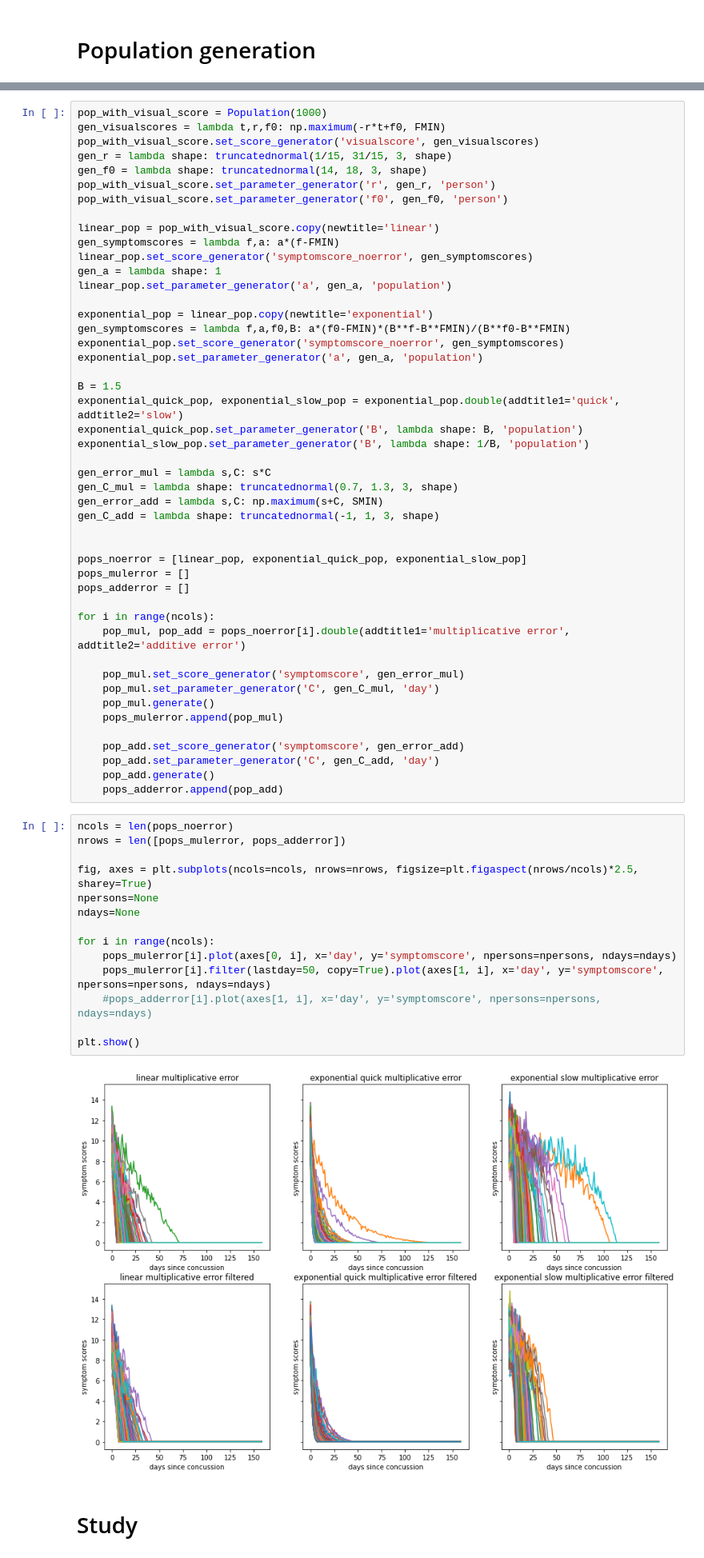
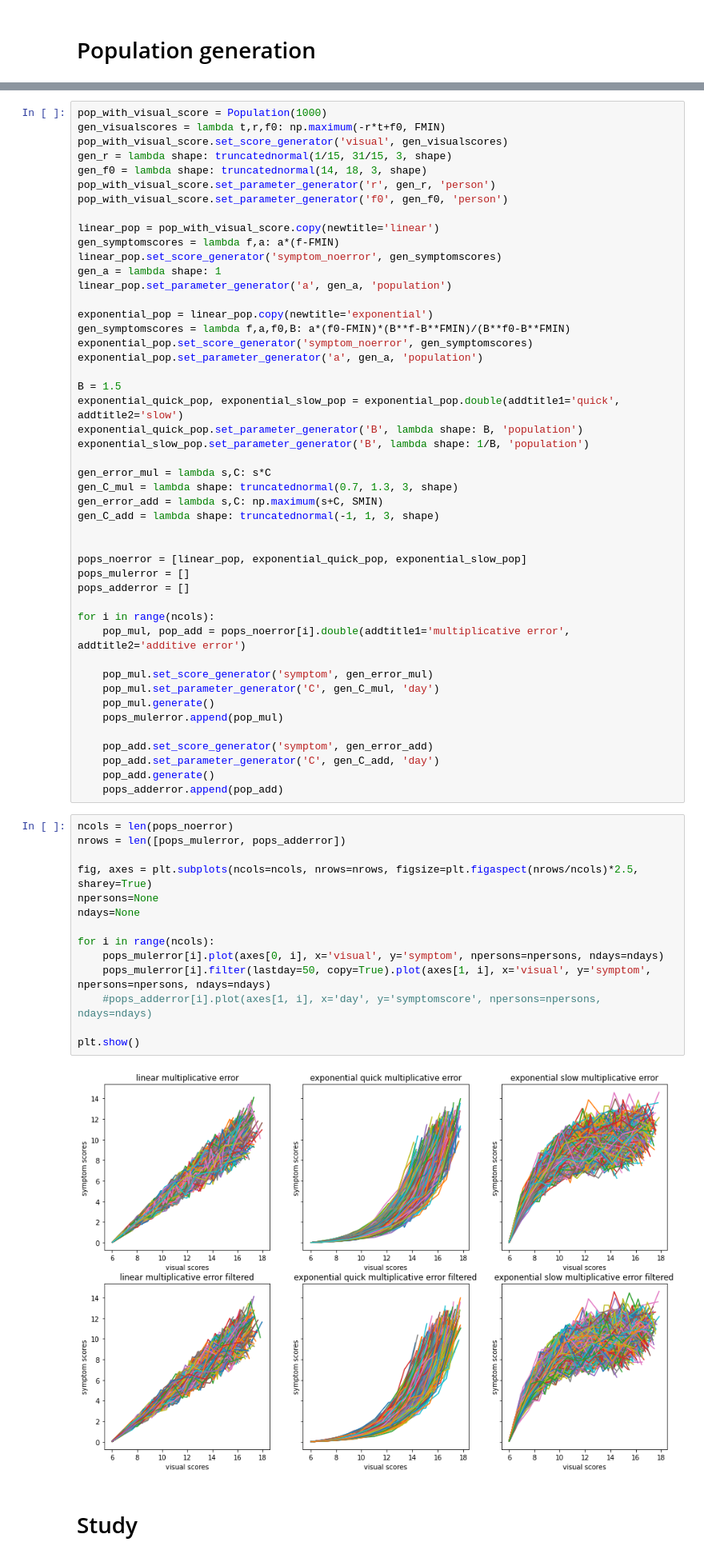
Before and after one commit to ZacharyVernec/smile, a Jupyter notebook: Simulations.ipynb, the cells around one changed output, grey strips where cells are left out. Shown: that part at 80% size. Cells and saved outputs as stored; diff of their text form.

Commit message:
Combined score attributes into dicts

```diff
--- a/Simulations.ipynb
+++ b/Simulations.ipynb
@@ -336,7 +320,7 @@ def get_exppop(size=10000):
 # %%
 pop_with_visual_score = Population(1000)
 gen_visualscores = lambda t,r,f0: np.maximum(-r*t+f0, FMIN)
-pop_with_visual_score.set_score_generator('visualscore', gen_visualscores)
+pop_with_visual_score.set_score_generator('visual', gen_visualscores)
 gen_r = lambda shape: truncatednormal(1/15, 31/15, 3, shape)
 gen_f0 = lambda shape: truncatednormal(14, 18, 3, shape)
 pop_with_visual_score.set_parameter_generator('r', gen_r, 'person')
@@ -344,13 +328,13 @@ pop_with_visual_score.set_parameter_generator('f0', gen_f0, 'person')
 
 linear_pop = pop_with_visual_score.copy(newtitle='linear')
 gen_symptomscores = lambda f,a: a*(f-FMIN)
-linear_pop.set_score_generator('symptomscore_noerror', gen_symptomscores)
+linear_pop.set_score_generator('symptom_noerror', gen_symptomscores)
 gen_a = lambda shape: 1
 linear_pop.set_parameter_generator('a', gen_a, 'population')
 
 exponential_pop = linear_pop.copy(newtitle='exponential')
 gen_symptomscores = lambda f,a,f0,B: a*(f0-FMIN)*(B**f-B**FMIN)/(B**f0-B**FMIN)
-exponential_pop.set_score_generator('symptomscore_noerror', gen_symptomscores)
+exponential_pop.set_score_generator('symptom_noerror', gen_symptomscores)
 exponential_pop.set_parameter_generator('a', gen_a, 'population')
 
 B = 1.5
@@ -371,31 +355,31 @@ pops_adderror = []
 for i in range(ncols):
     pop_mul, pop_add = pops_noerror[i].double(addtitle1='multiplicative error', addtitle2='additive error')
 
-    pop_mul.set_score_generator('symptomscore', gen_error_mul)
+    pop_mul.set_score_generator('symptom', gen_error_mul)
     pop_mul.set_parameter_generator('C', gen_C_mul, 'day')
     pop_mul.generate()
     pops_mulerror.append(pop_mul)
 
-    pop_add.set_score_generator('symptomscore', gen_error_add)
+    pop_add.set_score_generator('symptom', gen_error_add)
     pop_add.set_parameter_generator('C', gen_C_add, 'day')
     pop_add.generate()
     pops_adderror.append(pop_add)
 # %%
 ncols = len(pops_noerror)
 nrows = len([pops_mulerror, pops_adderror])
 
 fig, axes = plt.subplots(ncols=ncols, nrows=nrows, figsize=plt.figaspect(nrows/ncols)*2.5, sharey=True)
 npersons=None
 ndays=None
 
 for i in range(ncols):
-    pops_mulerror[i].plot(axes[0, i], x='day', y='symptomscore', npersons=npersons, ndays=ndays)
-    pops_mulerror[i].filter(lastday=50, copy=True).plot(axes[1, i], x='day', y='symptomscore', npersons=npersons, ndays=ndays)
+    pops_mulerror[i].plot(axes[0, i], x='visual', y='symptom', npersons=npersons, ndays=ndays)
+    pops_mulerror[i].filter(lastday=50, copy=True).plot(axes[1, i], x='visual', y='symptom', npersons=npersons, ndays=ndays)
     #pops_adderror[i].plot(axes[1, i], x='day', y='symptomscore', npersons=npersons, ndays=ndays)
 
 plt.show()
 # %% [output]
-[figure, old version]
+[figure, new version]
 # %% [markdown]
 # Study
 # %%
```
Also changed, not shown: parts of 6 cells of this notebook.
